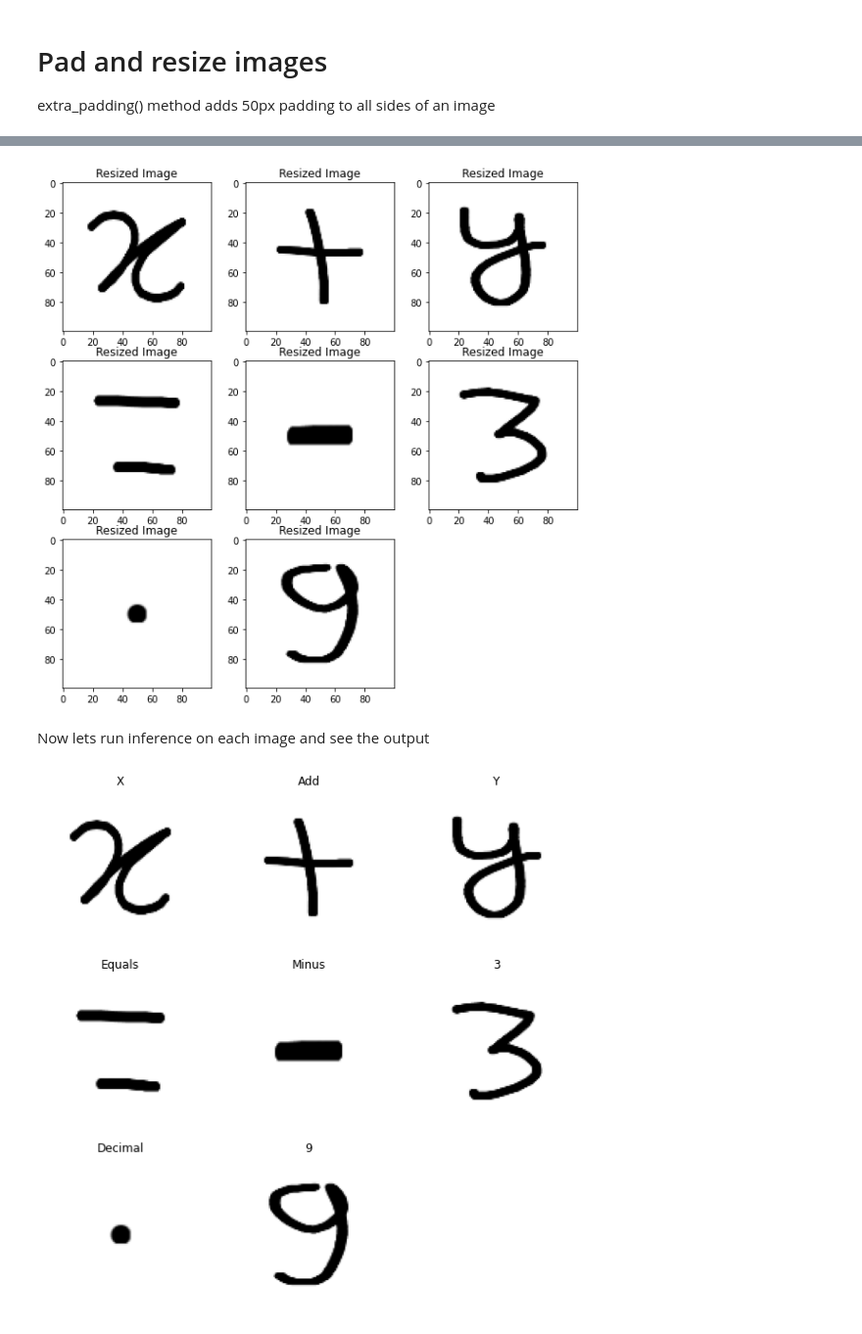
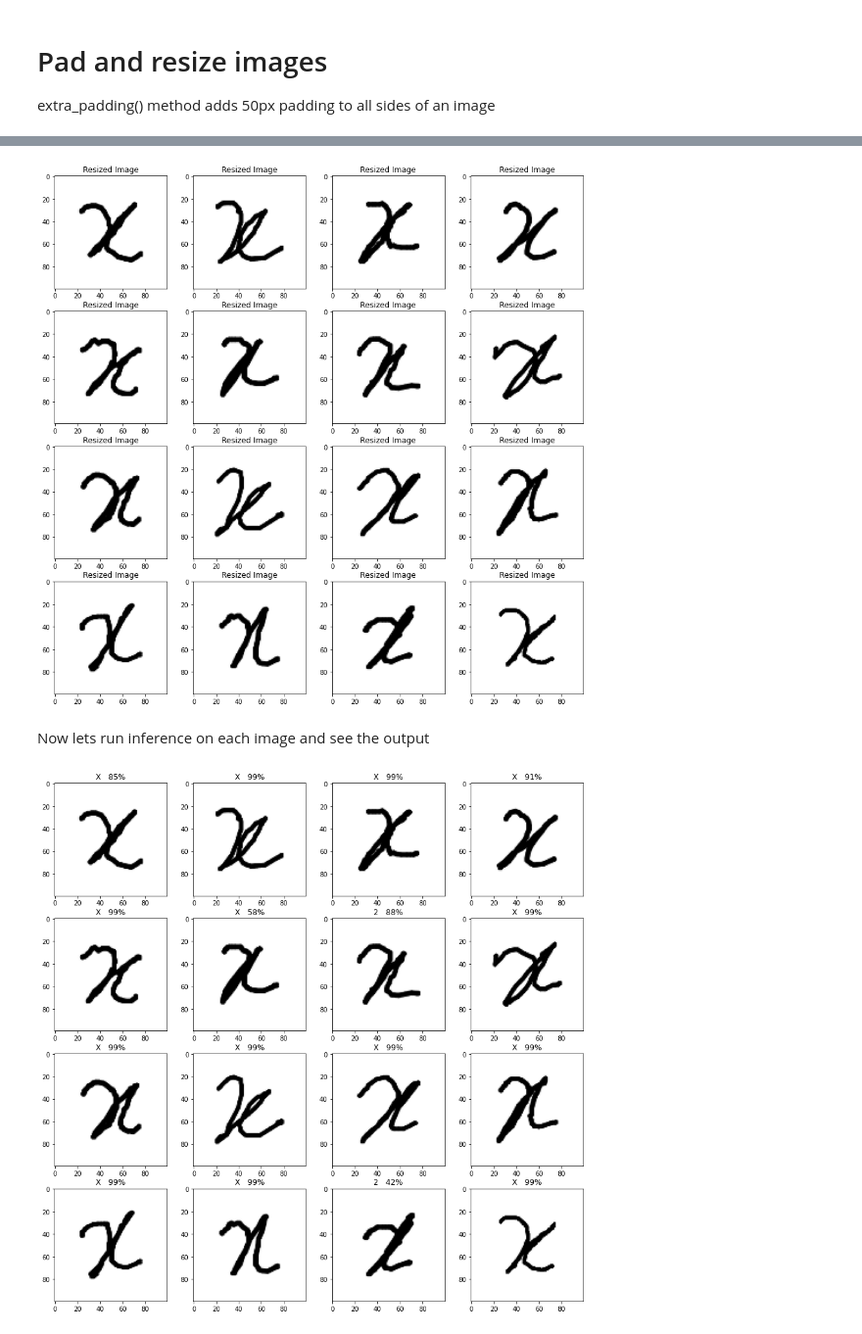
Before and after one commit to Sagyam/HESV-API, a Jupyter notebook: Experiments.ipynb, the cells around one changed output, grey strips where cells are left out. Shown: that part at 98% size. Cells and saved outputs as stored; diff of their text form; code cells hidden in the pictures.

```diff
--- a/Experiments.ipynb
+++ b/Experiments.ipynb
@@ -40,9 +40,9 @@ def show_img(img):
 
 
 def show_images(images, title=''):
-    plt.figure(figsize=(10, 10))
+    plt.figure(figsize=(15, 15))
     for i, image in enumerate(images):
-        plt.subplot(330 + 1 + i)
+        plt.subplot(4,4,i+1)
         plt.imshow(image)
         plt.title(title)
 
@@ -54,6 +54,8 @@ def show_prediction(image):
     predictions = model.predict(image)
     label = class_names[np.argmax(predictions)]
     confidence = np.max(predictions)*100
+    confidence = str(confidence)[:2]
+
     return label,confidence
 # %% [markdown]
 # Run inference on single image
@@ -67,7 +69,7 @@ def show_prediction(image):
 # %% [markdown]
 #
 # %%
-img_path = '/home/sagyam/Desktop/test.png'
+img_path = '/home/sagyam/Desktop/x3.png'
 image = cv.imread(img_path)
 # %%
 show_img(image)
@@ -212,16 +236,16 @@ for img in padded_images:
 
 show_images(resized_images, title='Resized Image')
 # %% [output]
-[figure, old version]
+[figure, new version]
 # %% [markdown]
 Now lets run inference on each image and see the output
 # %%
-plt.figure(figsize=(10, 10))
+plt.figure(figsize=(15, 15))
 for i, image in enumerate(resized_images):
     label, conf = show_prediction(image)
-    plt.subplot(330 + 1 + i)
+    plt.subplot(4,4,i+1)
     plt.imshow(image)
-    plt.title(label)
-    plt.axis("off")
+    title = label+'   '+ conf + '%'
+    plt.title(title)
 # %% [output]
-[figure, old version]
+[figure, new version]
```
Also changed, not shown: parts of 7 cells of this notebook.
